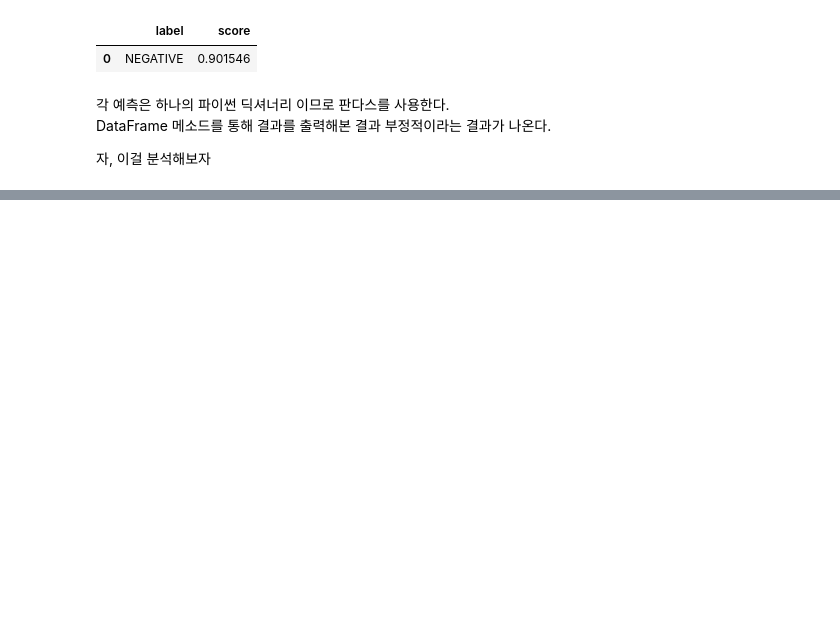
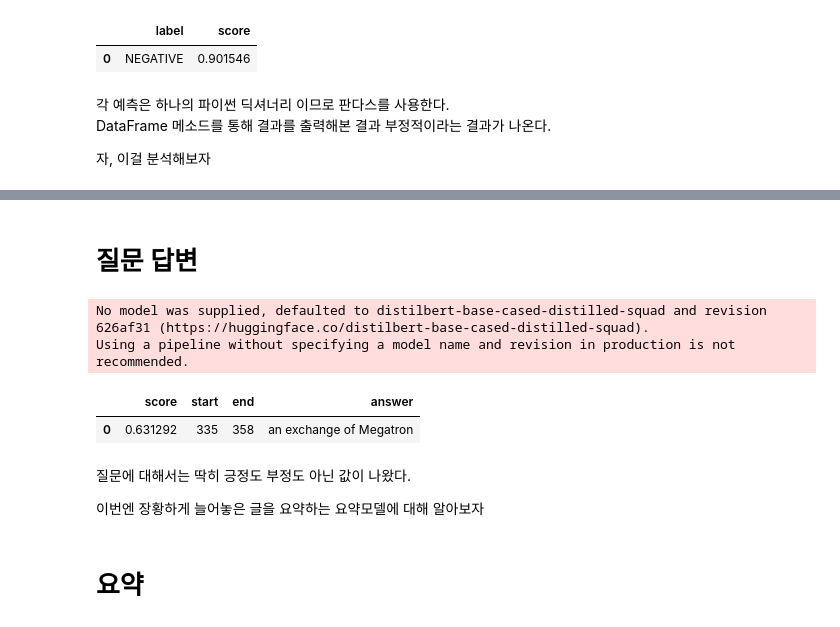
Before and after one commit to Tarel-Github/Artificial_Intelligence_practice, a Jupyter notebook: 03. Natural Language Processing with Transformers/1-0. 트랜스 포머 소개.ipynb, the cells around one changed output, grey strips where cells are left out. Drawn from its saved outputs; the diff is of its cells as text; code cells hidden in the pictures; blank space fills up the shorter version.

```diff
--- a/03. Natural Language Processing with Transformers/1-0. 트랜스 포머 소개.ipynb
+++ b/03. Natural Language Processing with Transformers/1-0. 트랜스 포머 소개.ipynb
@@ -75,0 +110,19 @@ DataFrame 메소드를 통해 결과를 출력해본 결과 부정적이라는
+# %% [markdown]
+# 질문 답변
+# %%
+reader = pipeline("question-answering")
+question = "What does the customer want?"   # 질문
+outputs = reader(question = question, context = text)
+pd.DataFrame([outputs])
+# %% [output]
+No model was supplied, defaulted to distilbert-base-cased-distilled-squad and revision 626af31 (https://huggingface.co/distilbert-base-cased-distilled-squad).
+Using a pipeline without specifying a model name and revision in production is not recommended.
+|  | score | start | end | answer |
+| 0 | 0.631292 | 335 | 358 | an exchange of Megatron |
+# %% [markdown]
+질문에 대해서는 딱히 긍정도 부정도 아닌 값이 나왔다.
+</br>
+
+이번엔 장황하게 늘어놓은 글을 요약하는 요약모델에 대해 알아보자
+# %% [markdown]
+# 요약
```
Also changed, not shown: parts of 11 cells of this notebook.
